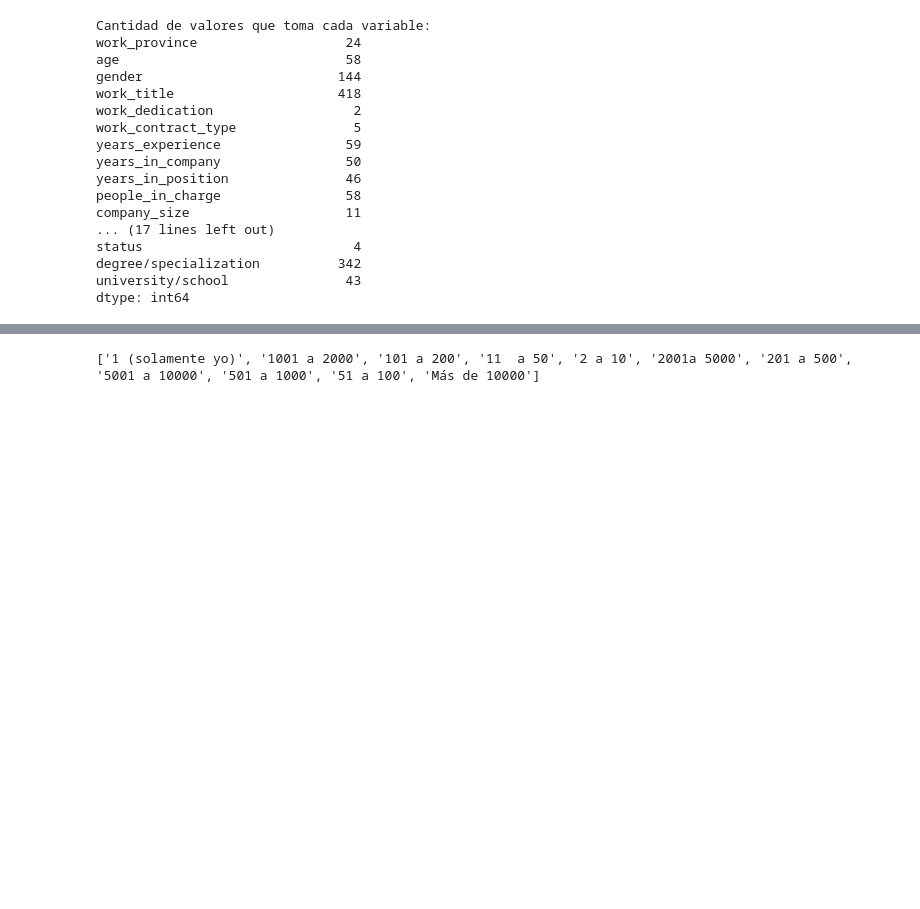
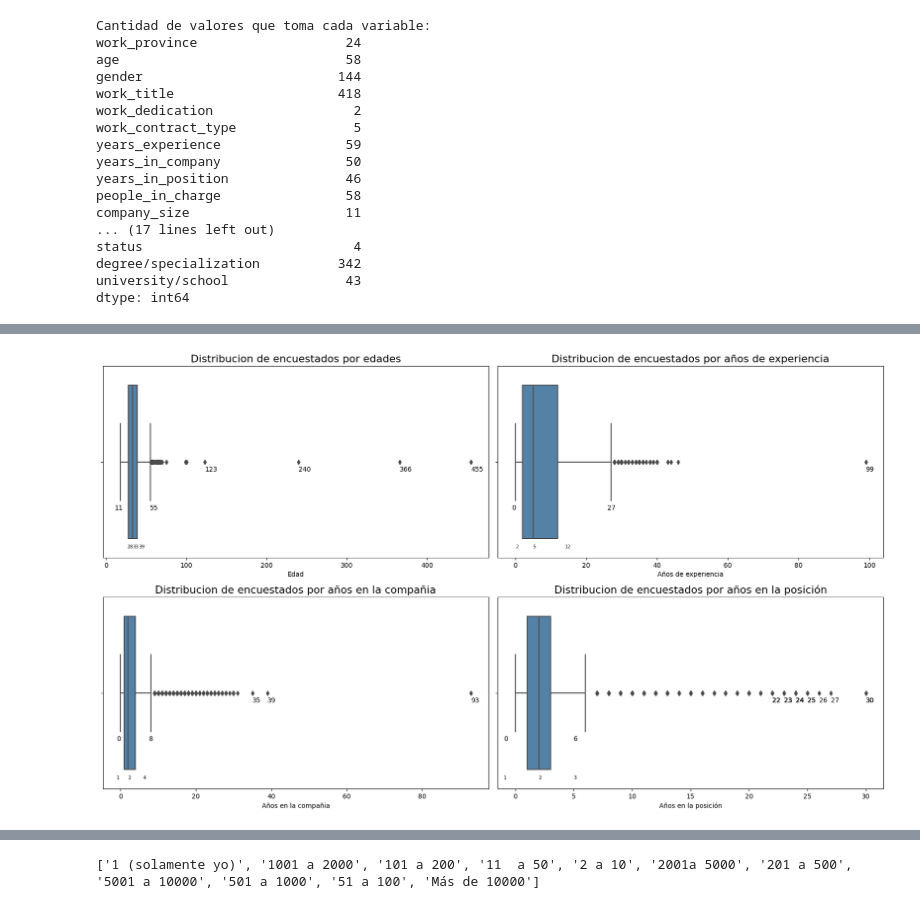
Before and after one commit to simonzanetti/2023.2-SysArmy-IT-Salaries-Survey, a Jupyter notebook: 2023_2_SysArmy_Survey.ipynb, the cells around one changed output, grey strips where cells are left out. Drawn from its saved outputs; the diff is of its cells as text; code cells hidden in the pictures; blank space fills up the shorter version.

```diff
--- a/2023_2_SysArmy_Survey.ipynb
+++ b/2023_2_SysArmy_Survey.ipynb
@@ -169,0 +201,40 @@ salaries = normalize_dataframe(salaries, 'gender',
+# %%
+fig, axes = plt.subplots(2, 2, figsize=(17, 10))
+
+def years (column,subplot,xlabel,title):
+    sns.boxplot(x=salaries[column], color='steelblue', ax=subplot)
+    subplot.set_xlabel(xlabel)
+    subplot.set_label('')
+    subplot.set_title(title, fontsize=16)
+    plt.tight_layout()
+
+    percentiles = np.percentile(salaries[column], [25, 50, 75])
+    Q1 = percentiles[0]
+    Q3 = percentiles[2]
+    IQR = Q3 - Q1
+    max_outlier = Q3 + 1.5*IQR
+    min_outlier = Q1 - 1.5*IQR
+    if min_outlier <= 0:
+        min_outlier = 0
+    else:
+        min_outlier = Q1 - 1.5*IQR
+
+
+    subplot.annotate(f'{int(percentiles[0])}', xy=(percentiles[0], 0), xytext=(percentiles[0] - 2, 0.45), fontsize = 7)
+    subplot.annotate(f'{int(percentiles[1])}', xy=(percentiles[1], 0), xytext=(percentiles[1], 0.45), fontsize = 7)
+    subplot.annotate(f'{int(percentiles[2])}', xy=(percentiles[2], 0), xytext=(percentiles[2] + 2, 0.45), fontsize = 7)
+
+    for i, outlier_limit in enumerate([min_outlier,max_outlier]):
+        subplot.annotate(f'{int(outlier_limit)}', xy=(outlier_limit, 0), xytext=(outlier_limit - 1, 0.25))
+
+    z_score = pd.Series(stats.zscore(salaries[column]))
+    for index,value in enumerate(z_score):
+        if value > 6:
+            subplot.annotate(f'{int(salaries.at[index,column])}', xy=(salaries.at[index,column], 0), xytext=(salaries.at[index,column], 0.05), fontsize = 10)
+
+years('age',axes[0,0],'Edad',"Distribucion de encuestados por edades")
+years('years_experience',axes[0,1],'Años de experiencia',"Distribucion de encuestados por años de experiencia")
+years('years_in_company',axes[1,0], 'Años en la compañia', "Distribucion de encuestados por años en la compañia")
+years('years_in_position',axes[1,1], 'Años en la posición', "Distribucion de encuestados por años en la posición")
+# %% [output]
+[figure, added]
```
Also changed, not shown: parts of 10 cells of this notebook.
